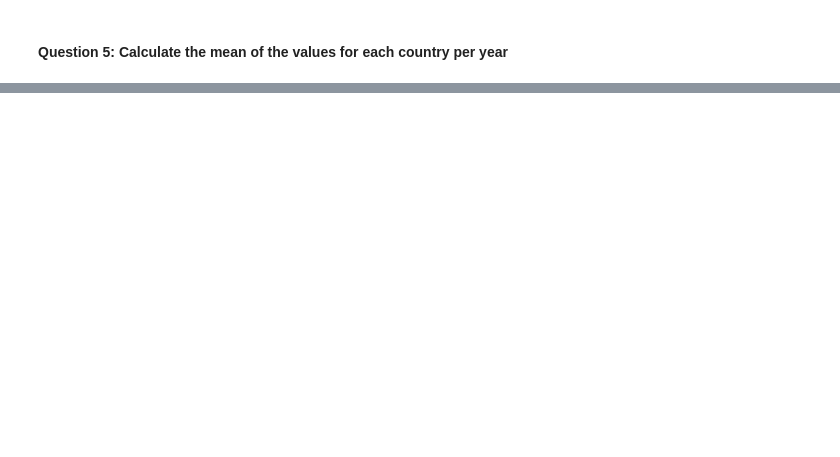
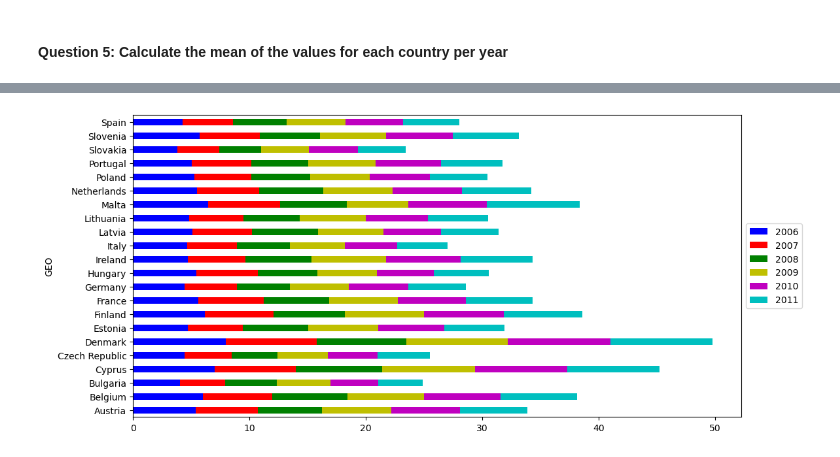
Before and after one commit to DiazHumberto/Lab_3_Pandas, a Jupyter notebook: Lab_E_3.ipynb, the cells around one changed output, grey strips where cells are left out. Cells and saved outputs as stored; diff of their text form; code cells hidden in the pictures; blank space fills up the shorter version.

```diff
--- a/Lab_E_3.ipynb
+++ b/Lab_E_3.ipynb
@@ -98,0 +407,8 @@ First 5 rows of education data:
+# %%
+my_colors = ['b', 'r', 'g', 'y', 'm', 'c']
+ax = pivedu.plot(kind='barh', stacked=True, color=my_colors, figsize=(12, 6))
+ax.legend(loc='center left', bbox_to_anchor=(1, 0.5))
+
+plt.savefig('Value_Time_Country.png', dpi=300, bbox_inches='tight')
+# %% [output]
+[figure, added]
```
Also changed, not shown: parts of 40 cells of this notebook.
